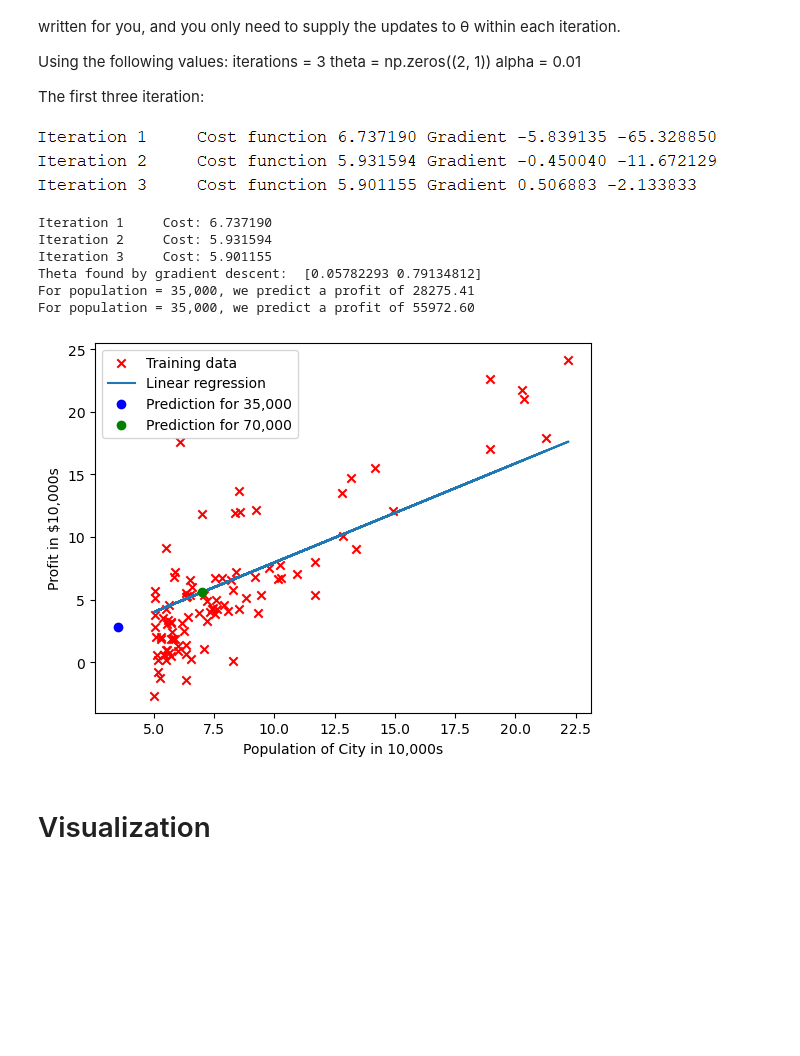
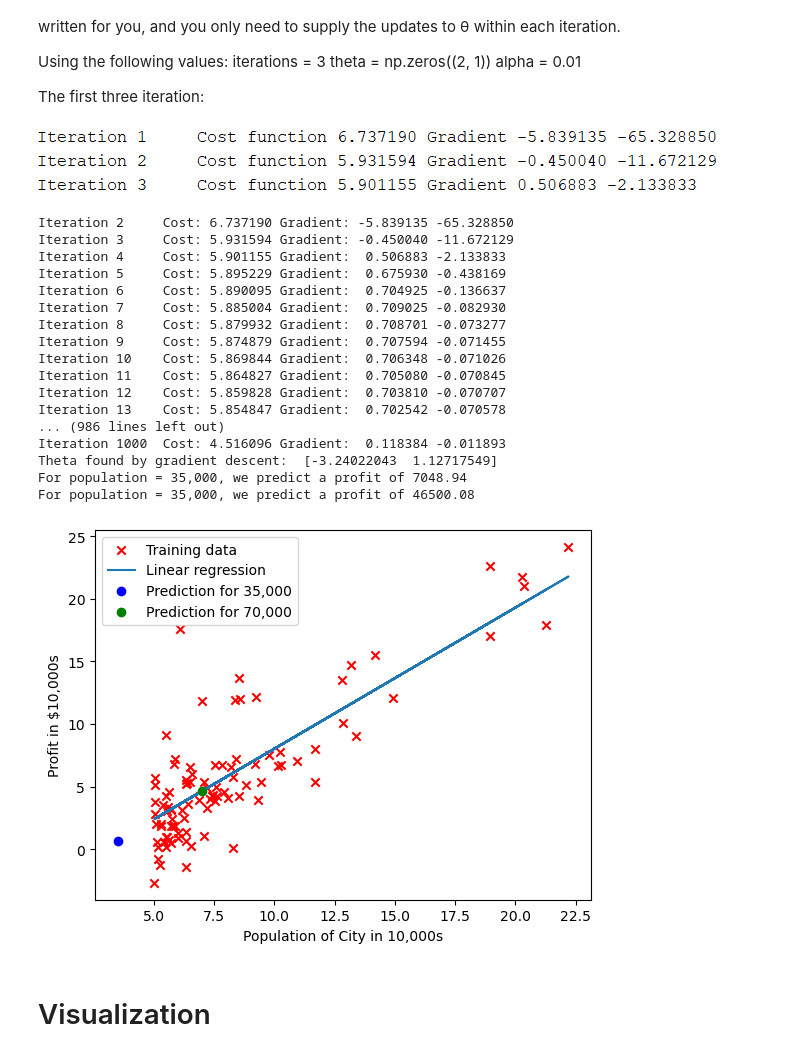
Before and after one commit to undelapaz-rnap-2025I/tarea-regresion-Neko-xero, a Jupyter notebook: Regression_student.ipynb, the cells around one changed output. Cells and saved outputs as stored; diff of their text form; code cells hidden in the pictures; blank space fills up the shorter version.

```diff
--- a/Regression_student.ipynb
+++ b/Regression_student.ipynb
@@ -126,7 +126,7 @@ The first three iteration:
 import numpy as np
 import matplotlib.pyplot as plt
 
-iterations = 3
+iterations = 1000
 m = data.shape[0]
 y = data[:, [1]]
 X = data[:, [0]]
@@ -136,55 +136,63 @@ alpha = 0.01
 def gradientDescent(X, y, theta, alpha, iterations):
   m = len(y)  # number of training examples
   J_history = np.zeros(iterations)
 
-  for iter in range(iterations):
+  for iter in range(1,iterations):
 
+      h = X @ theta
 
-      error = np.dot(X, theta) - y
-      grad_J = (1 / m) * np.dot(X.T, error)
-      theta = theta - alpha * grad_J
+        # Calcular el error
+      error = h - y
+
+      gradient = (1 / m) * (X.T @ error)
+
+        # Actualizar theta usando la fórmula del descenso de gradiente
+      theta = theta - (alpha / m) * (X.T @ error)
 
       J_history[iter] = cost_function(theta,X, y)
-      print(f"Iteration {iter + 1}\tCost: {J_history[iter]:.6f}")
+      print(f"Iteration {iter + 1}\tCost: {J_history[iter]:.6f} Gradient: {gradient[0,0]: .6f} {gradient[1,0]: .6f}")
+
   return theta
-  #Instructions: Perform a single gradient step on the parameter vector
-  #               theta.
-  #
-  # Hint: While debugging, it can be useful to print out the values
-  #       of the cost function (computeCostMulti) and gradient here.
-      # Save the cost J in every iteration
 
-
-
-
-theta = gradientDescent(X, y, theta, alpha, iterations);
+theta = gradientDescent(X, y, theta, alpha, 1000);
 print("Theta found by gradient descent: ", theta.ravel())
 
 # Predict values for population sizes of 35,000 and 70,000
 predict1 = np.array([1, 3.5]) @ theta
 print(f'For population = 35,000, we predict a profit of {(predict1 * 10000).item():.2f}')
 
 predict2 = np.array([1, 7.0]) @ theta
 print(f'For population = 35,000, we predict a profit of {(predict2 * 10000).item():.2f}')
 
 
 # Plot the linear fit
 plt.scatter(X[:, 1], y, color='red', marker='x', label='Training data')  # X[:,1] is the feature (since X[:,0] is the bias term)
 plt.plot(X[:, 1], X @ theta, label='Linear regression')  # X @ theta gives the predicted values
 plt.xlabel('Population of City in 10,000s')
 plt.ylabel('Profit in $10,000s')
 plt.plot(3.5, predict1.item(), 'ob', label='Prediction for 35,000')
 plt.plot(7.0, predict2.item(), 'og', label='Prediction for 70,000')
 plt.legend()
 plt.show()
 # %% [output]
-Iteration 1     Cost: 6.737190
-Iteration 2     Cost: 5.931594
-Iteration 3     Cost: 5.901155
-Theta found by gradient descent:  [0.05782293 0.79134812]
-For population = 35,000, we predict a profit of 28275.41
-For population = 35,000, we predict a profit of 55972.60
+Iteration 2     Cost: 6.737190 Gradient: -5.839135 -65.328850
+Iteration 3     Cost: 5.931594 Gradient: -0.450040 -11.672129
+Iteration 4     Cost: 5.901155 Gradient:  0.506883 -2.133833
+Iteration 5     Cost: 5.895229 Gradient:  0.675930 -0.438169
+Iteration 6     Cost: 5.890095 Gradient:  0.704925 -0.136637
+Iteration 7     Cost: 5.885004 Gradient:  0.709025 -0.082930
+Iteration 8     Cost: 5.879932 Gradient:  0.708701 -0.073277
+Iteration 9     Cost: 5.874879 Gradient:  0.707594 -0.071455
+Iteration 10    Cost: 5.869844 Gradient:  0.706348 -0.071026
+Iteration 11    Cost: 5.864827 Gradient:  0.705080 -0.070845
+Iteration 12    Cost: 5.859828 Gradient:  0.703810 -0.070707
+Iteration 13    Cost: 5.854847 Gradient:  0.702542 -0.070578
+... (986 lines left out)
+Iteration 1000  Cost: 4.516096 Gradient:  0.118384 -0.011893
+Theta found by gradient descent:  [-3.24022043  1.12717549]
+For population = 35,000, we predict a profit of 7048.94
+For population = 35,000, we predict a profit of 46500.08
-[figure, old version]
+[figure, new version]
 # %% [markdown]
 # Visualization
 # %%
```
